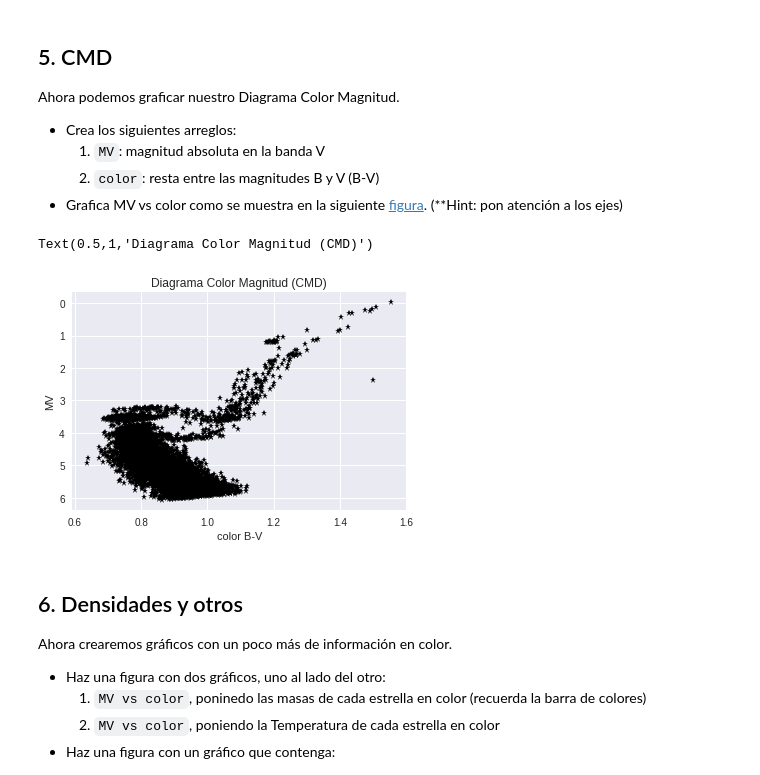
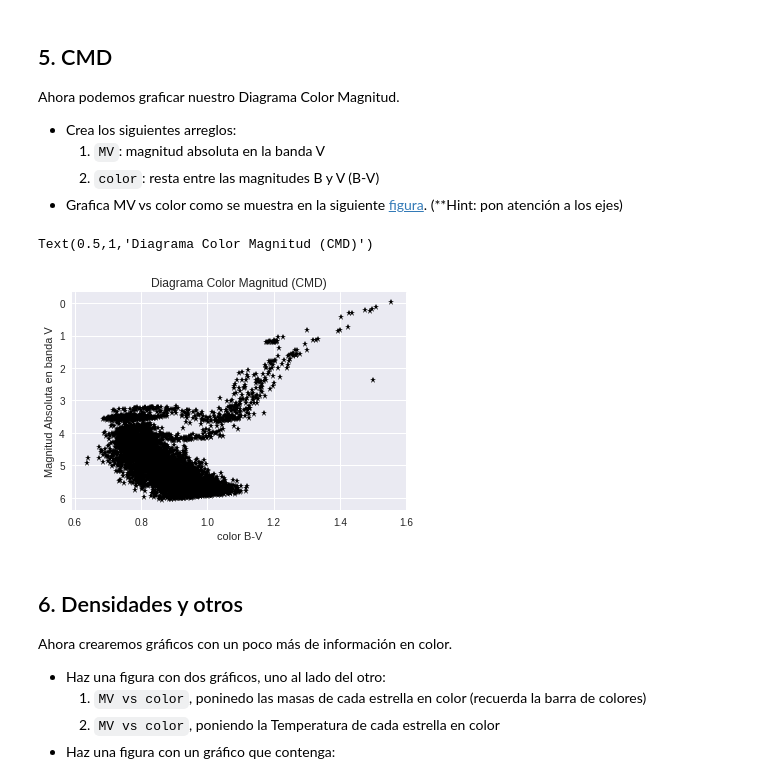
Before and after one commit to DiegoRomanCortes/minitarea2, a Jupyter notebook: minitarea2.ipynb, the cells around one changed output. Drawn from its saved outputs; the diff is of its cells as text; code cells hidden in the pictures.

```diff
--- a/minitarea2.ipynb
+++ b/minitarea2.ipynb
@@ -160,20 +160,20 @@ Ahora podemos graficar nuestro Diagrama Color Magnitud.
 # %%
 #Crear arrays MV y color
 MV = mag_abs(mV, distancia)
 color = mB - mV
 
 #plot cmd
 plt.plot(color, MV, '*', color='black')
 
 plt.gca().invert_yaxis() #en la figura del ejemplo sale el eje y invertido
 
 plt.xlabel('color B-V')
-plt.ylabel('MV')
+plt.ylabel('Magnitud Absoluta en banda V')
 
 plt.title('Diagrama Color Magnitud (CMD)')
 # %% [output]
 Text(0.5,1,'Diagrama Color Magnitud (CMD)')
-[figure, old version]
+[figure, new version]
 # %% [markdown]
 
 ## 6. Densidades y otros
```
Also changed, not shown: parts of 2 cells of this notebook.
